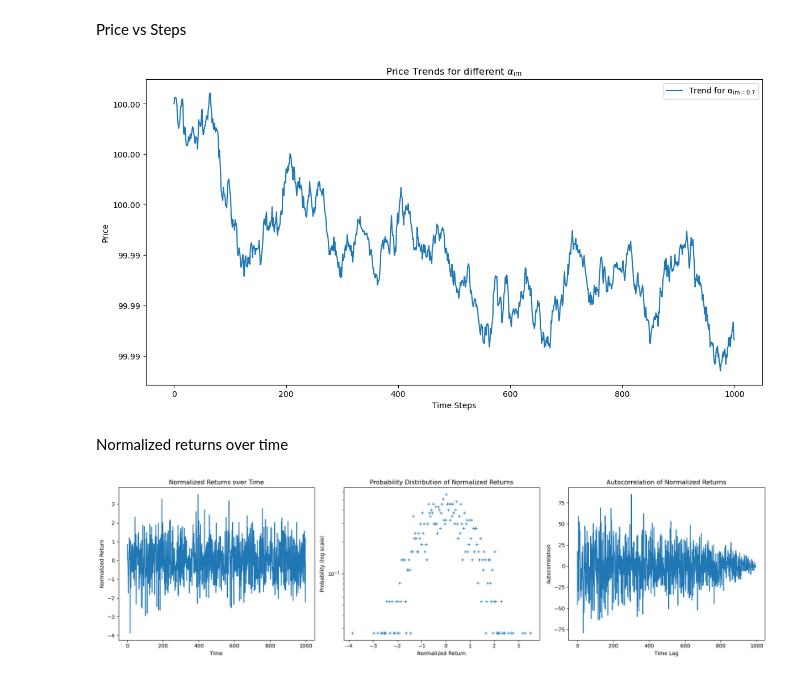
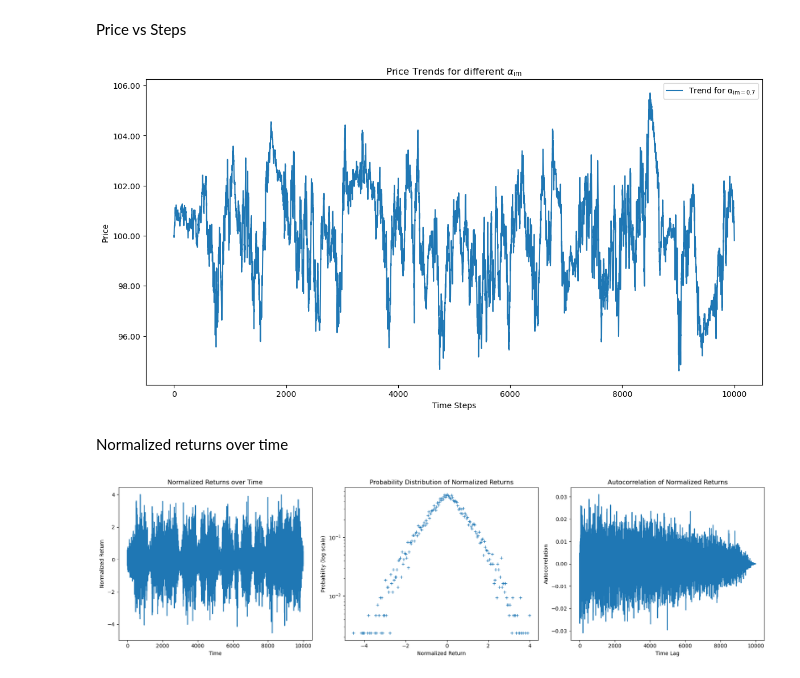
Before and after one commit to kayamd3/Complex_System_Simulation_Group13, a Jupyter notebook: Network initialize.ipynb, the cells around one changed output. Saved outputs shown, nothing was run; the diff lists cells and outputs as text; code cells hidden in the pictures.

```diff
--- a/Network initialize.ipynb
+++ b/Network initialize.ipynb
@@ -58,7 +58,7 @@ class Trader:
         # Use normal distribute to create fundamental_values
         #self.fundamental_value = np.random.normal(100, np.sqrt(10))
         self.transaction_quantity = 0  # Initial trading volume is 0
-    def fundamentalist_strategy(self, current_price, Mt = 0.05):
+    def fundamentalist_strategy(self, current_price, phi_fu, Mt = 0.05):
         """
         Update the trading quantity for Fundamentalist traders.
         :param current_price: Current price
@@ -67,10 +67,10 @@ class Trader:
         if self.trade_level == 1:
             self.transaction_quantity = self.fundamental_value - current_price
         elif self.trade_level == 3:
-            self.transaction_quantity = (self.fundamental_value * (1 + self.parameters["Cfu"] * np.random.randn())
+            self.transaction_quantity = (self.fundamental_value * (1 + self.parameters["Cfu"] * phi_fu)
             - current_price) * Mt
 
-    def imitator_strategy(self, transaction_quantities, Mt = 0.05):
+    def imitator_strategy(self, transaction_quantities, phi_im, Mt = 0.05):
         """
         Update the trading quantity for Imitator traders.
         :param neighbor_transactions: List of neighbor transactions
@@ -82,7 +82,7 @@ class Trader:
         if self.trade_level == 1:
             self.transaction_quantity = mean_transaction_quantity
         elif self.trade_level == 3:
-            self.transaction_quantity = mean_transaction_quantity * (1 + self.parameters["Cim"] * np.random.randn()) * Mt
+            self.transaction_quantity = mean_transaction_quantity * (1 + self.parameters["Cim"] * phi_im) * Mt
 # %% [markdown]
 Class test
 # %%
@@ -332,7 +336,7 @@ for key, colors in colorsets.items():
     traders = [Trader(node_id, color, ER_graph, parameters_level3) for node_id, color in enumerate(colors)]
     print(0, traders[0].trade_level)
 
-    cp = 0.05  # Sensitivity of price to excess demand
+    cp = 0.3  # Sensitivity of price to excess demand
     #Parameter about calculating Mt
     k = 400
     Cl = 20
@@ -340,7 +344,7 @@ for key, colors in colorsets.items():
     Mt = 0.05 # Init Mt
     N = len(traders)  # Number of traders
 
-    total_time_steps = 1000  # Total time steps
+    total_time_steps = 10000  # Total time steps
     initial_price = 100  # Initial price
     price_history = [initial_price]
     transaction_quantities = [trader.transaction_quantity for trader in traders]
@@ -348,15 +352,16 @@ for key, colors in colorsets.items():
     for _ in range(total_time_steps):
         # Get the current price
         current_price = price_history[-1]
-
+        phi_fu = np.random.normal(0,1)
+        phi_im = np.random.normal(0,1)
         # Update traders' transaction quantities
         for trader in traders:
             # For Imitators, we update them based on their neighbors' transaction quantities
             if trader.type == 'Imitator':
-                trader.imitator_strategy(transaction_quantities, Mt)  # Assuming here that neighbors already contain the corresponding trader objects
+                trader.imitator_strategy(transaction_quantities, phi_im, Mt)  # Assuming here that neighbors already contain the corresponding trader objects
             # For Fundamentalist traders, we update them based on the current price and fundamental value
             else:
-                trader.fundamentalist_strategy(current_price, Mt)
+                trader.fundamentalist_strategy(current_price, phi_fu, Mt)
 
         # Calculate the new price
         transaction_quantities = [trader.transaction_quantity for trader in traders]
@@ -368,6 +373,7 @@ for key, colors in colorsets.items():
         # Update Mt
         Lt = calculate_Lt(price_history, k)
         Mt = calculate_Mt(Lt, Cl, Lm)
+        print(Mt)
 
     price_historys[key] = price_history
 # %% [output]
@@ -386,7 +408,7 @@ plt.gca().yaxis.set_major_formatter(FormatStrFormatter('%.2f'))
 plt.legend()
 plt.show()
 # %% [output]
-[figure, old version]
+[figure, new version]
 # %% [markdown]
 Normalized returns over time
 # %%
@@ -407,32 +429,32 @@ bin_centers = 0.5 * (bins[1:] + bins[:-1])
 # Autocorrelation
 autocorr_returns = np.correlate(normalized_returns, normalized_returns, mode='full')
 autocorr_returns = autocorr_returns[autocorr_returns.size // 2:]
-
+autocorr_returns /= autocorr_returns[0]
 # Plot the figures
 plt.figure(figsize=(18, 5))
 
 # Plot (a) Time series of normalized returns
 plt.subplot(1, 3, 1)
 plt.plot(normalized_returns)
 plt.xlabel('Time')
 plt.ylabel('Normalized Return')
 plt.title('Normalized Returns over Time')
 
 # Plot (b) Distribution of normalized returns with only y-axis in log scale
 plt.subplot(1, 3, 2)
 plt.semilogy(bin_centers, hist, linestyle='None', marker='+')
 plt.xlabel('Normalized Return')
 plt.ylabel('Probability (log scale)')
 plt.title('Probability Distribution of Normalized Returns')
 
 # Plot (c) Autocorrelation function of returns
 plt.subplot(1, 3, 3)
 plt.plot(autocorr_returns[5:])
 plt.xlabel('Time Lag')
 plt.ylabel('Autocorrelation')
 plt.title('Autocorrelation of Normalized Returns')
 
 plt.tight_layout()
 plt.show()
 # %% [output]
-[figure, old version]
+[figure, new version]
```
Also changed, not shown: parts of 6 cells of this notebook.
